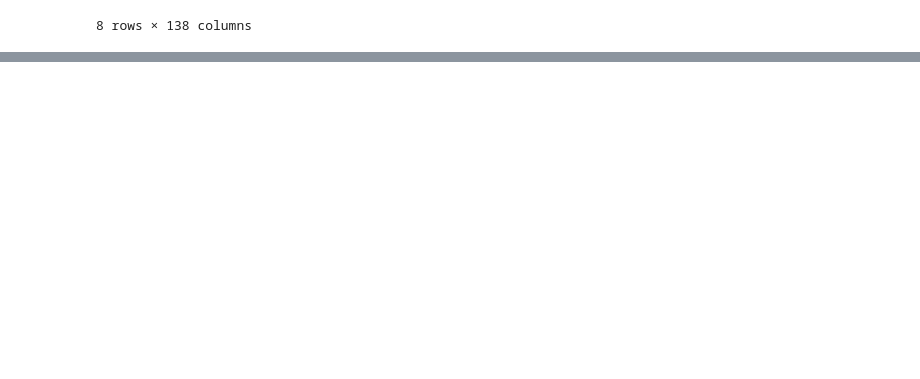
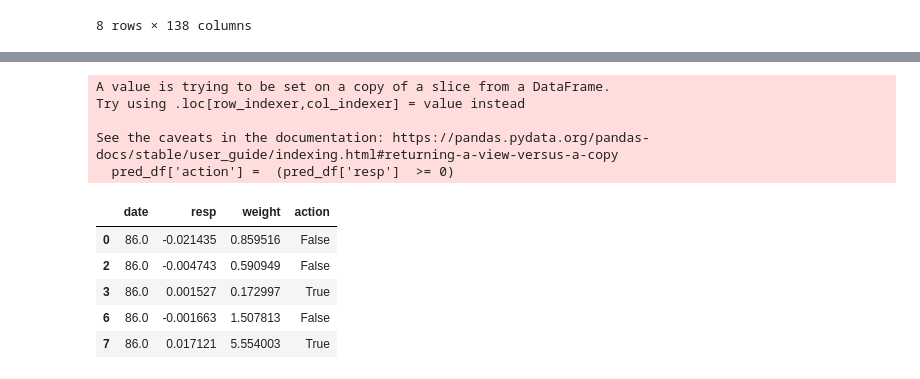
Before and after one commit to negativegamma/legendary-robot, a Jupyter notebook: kaggle_jane_street/jane_street_data_import.ipynb, the cells around one changed output, grey strips where cells are left out. Saved outputs shown, nothing was run; the diff lists cells and outputs as text; code cells hidden in the pictures; blank space fills up the shorter version.

```diff
--- a/kaggle_jane_street/jane_street_data_import.ipynb
+++ b/kaggle_jane_street/jane_street_data_import.ipynb
@@ -57,0 +173,27 @@ df.describe()
+# %%
+
+
+
+SEED = 1111
+
+tf.random.set_seed(SEED)
+np.random.seed(SEED)
+
+train = dt.fread('~/jane-street-market-prediction/train.csv').to_pandas()
+
+
+#train = pd.read_csv('~/jane-street-market-prediction/train.csv')
+train = train.query('date > 85').reset_index(drop = True)
+train = train[train['weight'] != 0]
+
+train.fillna(train.mean(),inplace=True)
+
+train['action'] = ((train['resp'].values) > 0).astype(int)
+
+
+features = [c for c in train.columns if "feature" in c]
+
+f_mean = np.mean(train[features[1:]].values,axis=0)
+
+X_train = train.loc[:, train.columns.str.contains('feature')]
+y_train = (train.loc[:, 'action'])
@@ -57,0 +361,2 @@ df.describe()
+# %%
+pred_df = train[['date', 'resp','weight']]
@@ -57,0 +378,17 @@ df.describe()
+# %%
+pred_df['action'] =  (pred_df['resp']  >= 0)
+# %% [output]
+A value is trying to be set on a copy of a slice from a DataFrame.
+Try using .loc[row_indexer,col_indexer] = value instead
+
+See the caveats in the documentation: https://pandas.pydata.org/pandas-docs/stable/user_guide/indexing.html#returning-a-view-versus-a-copy
+  pred_df['action'] =  (pred_df['resp']  >= 0)
+# %%
+pred_df.head()
+# %% [output]
+|  | date | resp | weight | action |
+| 0 | 86.0 | -0.021435 | 0.859516 | False |
+| 2 | 86.0 | -0.004743 | 0.590949 | False |
+| 3 | 86.0 | 0.001527 | 0.172997 | True |
+| 6 | 86.0 | -0.001663 | 1.507813 | False |
+| 7 | 86.0 | 0.017121 | 5.554003 | True |
```
Also changed, not shown: parts of 46 cells of this notebook, 1 other file.
